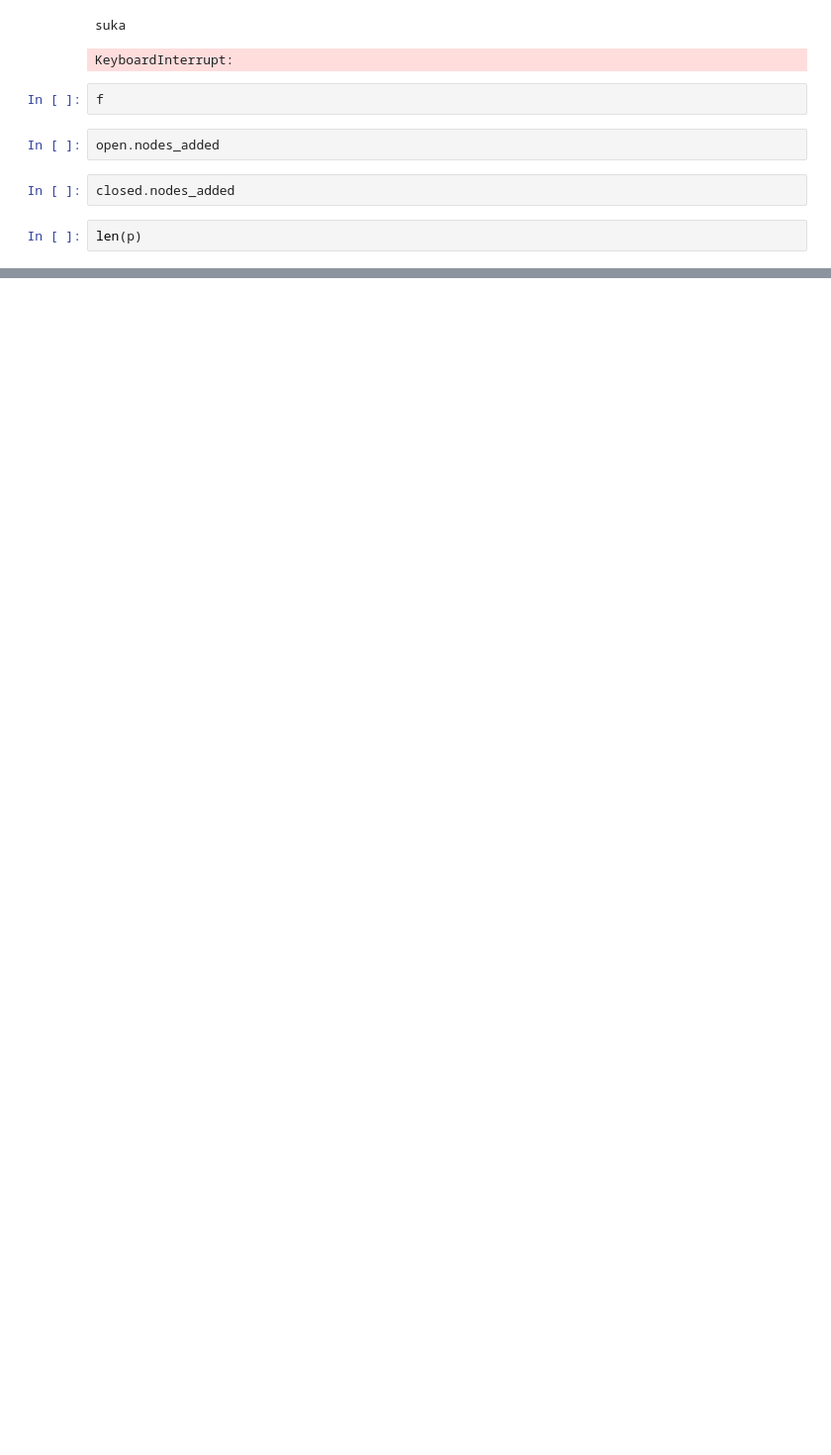
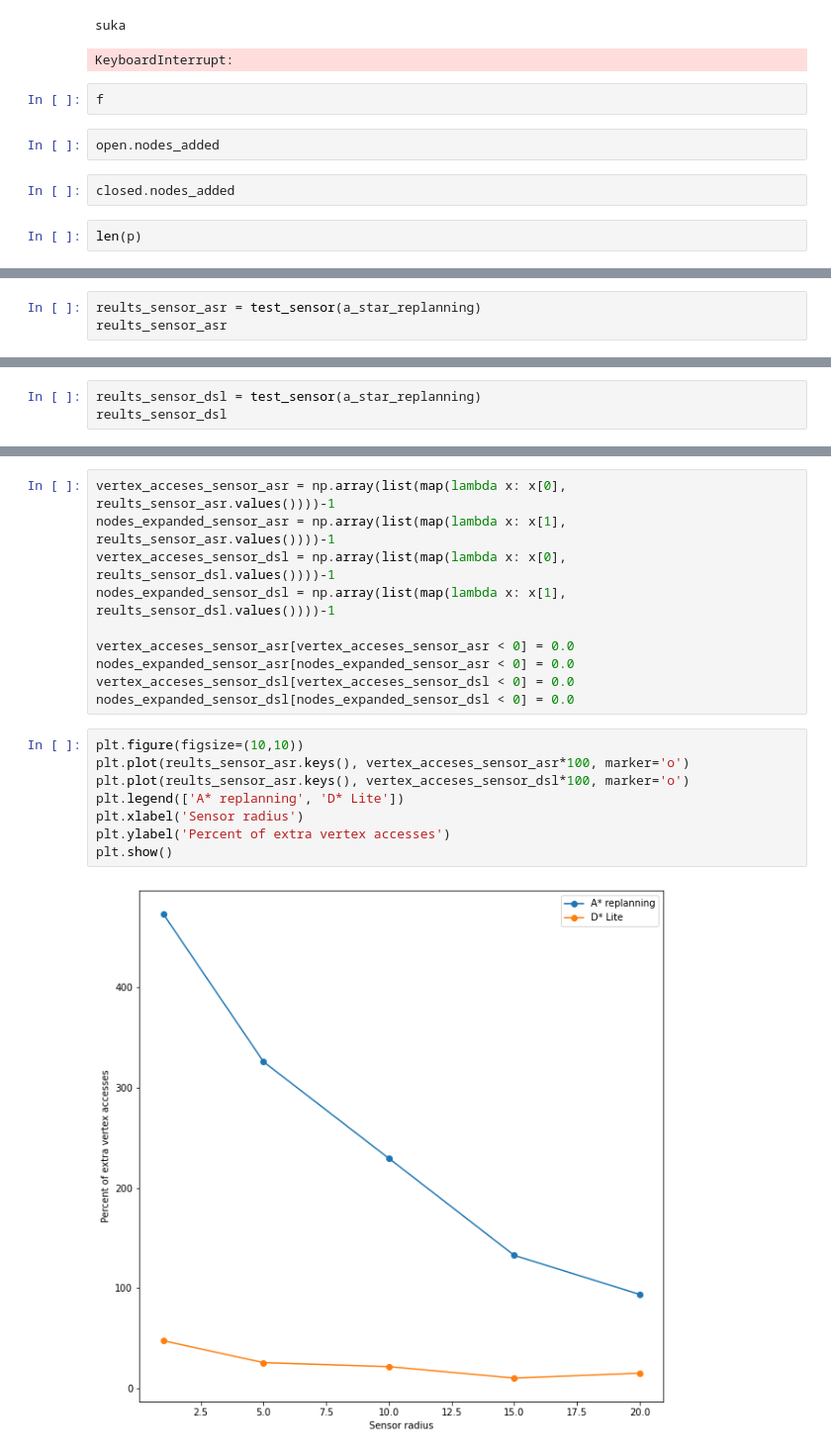
Before and after one commit to aokiga/d_star_lite, a Jupyter notebook: test_and_visual.ipynb, the cells around one changed output, grey strips where cells are left out. Shown at 99% size. Saved outputs shown, nothing was run; the diff lists cells and outputs as text; blank space fills up the shorter version.

```diff
--- a/test_and_visual.ipynb
+++ b/test_and_visual.ipynb
@@ -65,0 +135,3 @@ len(p)
+# %%
+reults_sensor_asr = test_sensor(a_star_replanning)
+reults_sensor_asr
@@ -65,0 +144,3 @@ len(p)
+# %%
+reults_sensor_dsl = test_sensor(a_star_replanning)
+reults_sensor_dsl
@@ -65,0 +153,20 @@ len(p)
+# %%
+vertex_acceses_sensor_asr = np.array(list(map(lambda x: x[0], reults_sensor_asr.values())))-1
+nodes_expanded_sensor_asr = np.array(list(map(lambda x: x[1], reults_sensor_asr.values())))-1
+vertex_acceses_sensor_dsl = np.array(list(map(lambda x: x[0], reults_sensor_dsl.values())))-1
+nodes_expanded_sensor_dsl = np.array(list(map(lambda x: x[1], reults_sensor_dsl.values())))-1
+
+vertex_acceses_sensor_asr[vertex_acceses_sensor_asr < 0] = 0.0
+nodes_expanded_sensor_asr[nodes_expanded_sensor_asr < 0] = 0.0
+vertex_acceses_sensor_dsl[vertex_acceses_sensor_dsl < 0] = 0.0
+nodes_expanded_sensor_dsl[nodes_expanded_sensor_dsl < 0] = 0.0
+# %%
+plt.figure(figsize=(10,10))
+plt.plot(reults_sensor_asr.keys(), vertex_acceses_sensor_asr*100, marker='o')
+plt.plot(reults_sensor_asr.keys(), vertex_acceses_sensor_dsl*100, marker='o')
+plt.legend(['A* replanning', 'D* Lite'])
+plt.xlabel('Sensor radius')
+plt.ylabel('Percent of extra vertex accesses')
+plt.show()
+# %% [output]
+[figure, added]
```
Also changed, not shown: parts of 26 cells of this notebook, 6 other files.
